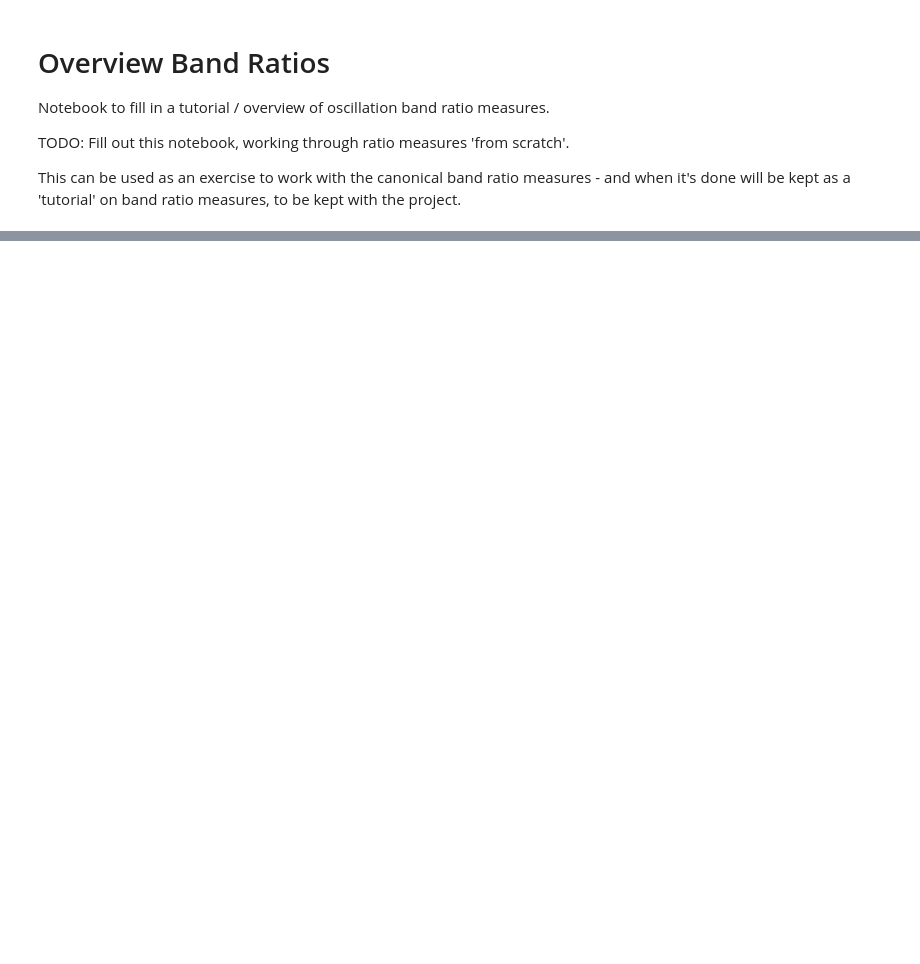
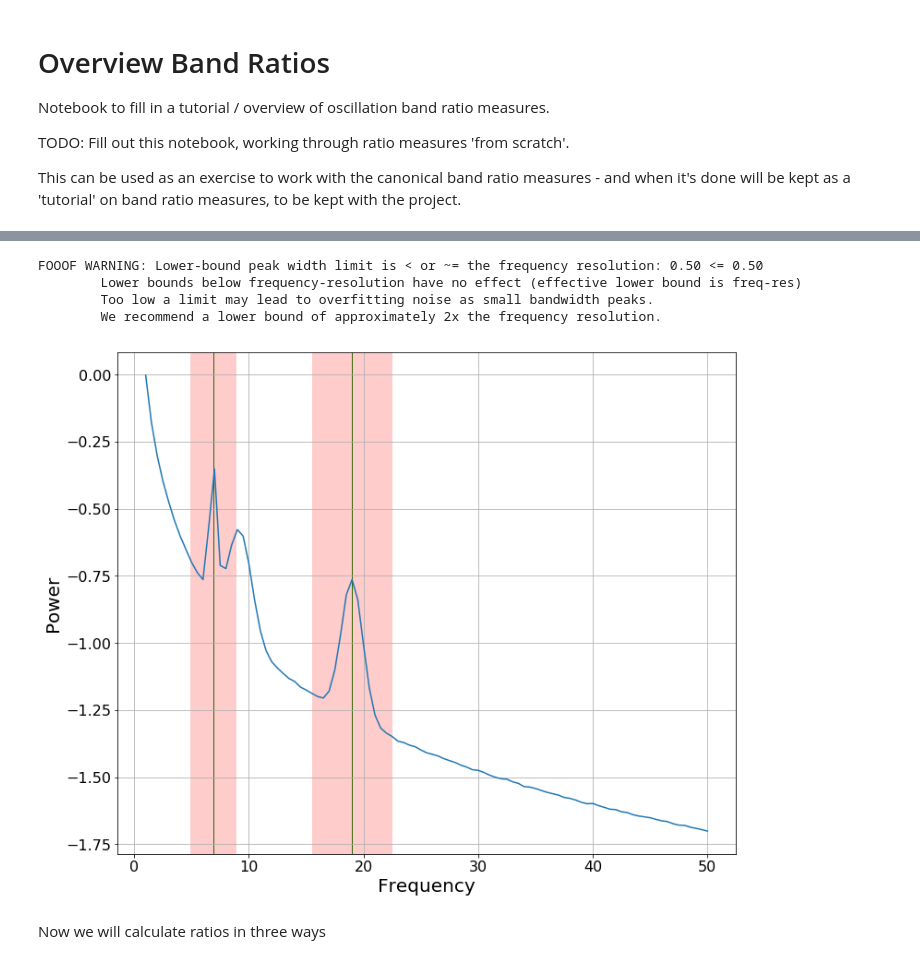
Before and after one commit to voytekresearch/BandRatios, a Jupyter notebook: OscillationBandRatioTutorial.ipynb, the cells around one changed output, grey strips where cells are left out. Cells and saved outputs as stored; diff of their text form; code cells hidden in the pictures; blank space fills up the shorter version.

```diff
--- a/OscillationBandRatioTutorial.ipynb
+++ b/OscillationBandRatioTutorial.ipynb
@@ -14,0 +30,21 @@ from fooof.utils import trim_spectrum
+# %%
+#Creates a single simulated spectrum with Theta, Alpha, Beta oscillations
+def gen_control_sample():
+    sample = []
+
+    sample.append(np.random.uniform(4, 7)) #Theta freq
+    sample.append(np.random.uniform(.35,.75)) #Theta Amp
+    sample.append(np.random.uniform(.25,1.05))#Theta SD
+
+    sample.append(np.random.uniform(8, 12)) #slow alpha freq
+    sample.append(np.random.uniform(.25,.55)) #Alpha Amp
+    sample.append(np.random.uniform(.25,1.05))#Alpha SD
+
+    sample.append(np.random.uniform(18, 25)) #Beta freq
+    sample.append(np.random.uniform(.4,.75)) #Beta Amp
+    sample.append(np.random.uniform(.25,1.05))#Beta SD
+
+
+    return sample
+# %%
+frequencies, powers = gen_power_spectrum([1,50],[0,1], gen_control_sample(),nlv=.002)
@@ -15,2 +57,15 @@ from fooof.utils import trim_spectrum
+# %%
+model = FOOOF()
+model.add_data(frequencies, powers)
+model.fit()
+# %% [output]
+FOOOF WARNING: Lower-bound peak width limit is < or ~= the frequency resolution: 0.50 <= 0.50
+        Lower bounds below frequency-resolution have no effect (effective lower bound is freq-res)
+        Too low a limit may lead to overfitting noise as small bandwidth peaks.
+        We recommend a lower bound of approximately 2x the frequency resolution.
 # %%
 # Plotting the shaded PSDs
+# %%
+# Store central frequencies of simulated oscillations
+theta_CF = model.peak_params_[0][0]
+beta_CF = model.peak_params_[2][0]
@@ -16,0 +74,7 @@ from fooof.utils import trim_spectrum
+# %%
+# Plot oscillations
+plot_fm_shading(model,[theta_CF,beta_CF], [2,3.5])
+# %% [output]
+[figure, added]
+# %% [markdown]
+Now we will calculate ratios in three ways
```
Also changed, not shown: parts of 10 cells of this notebook, 7 other files.
